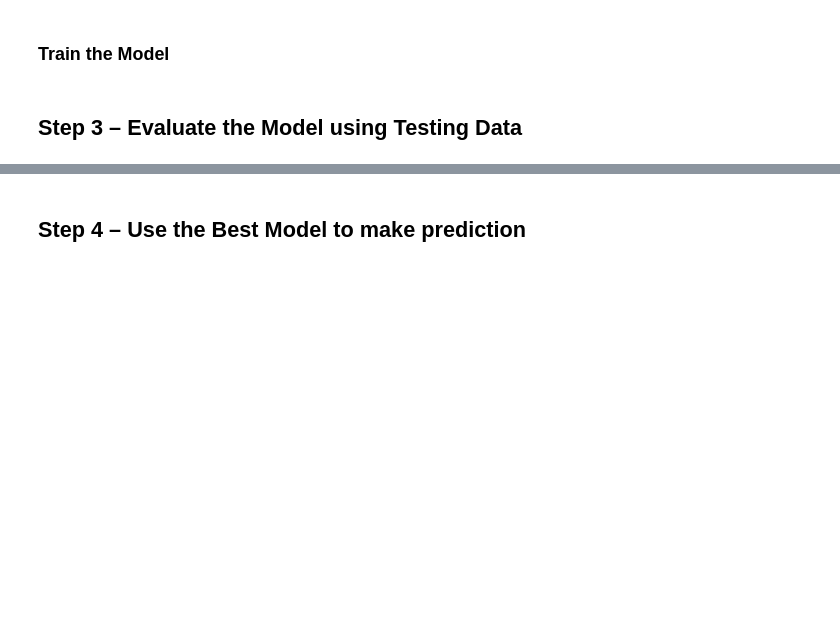
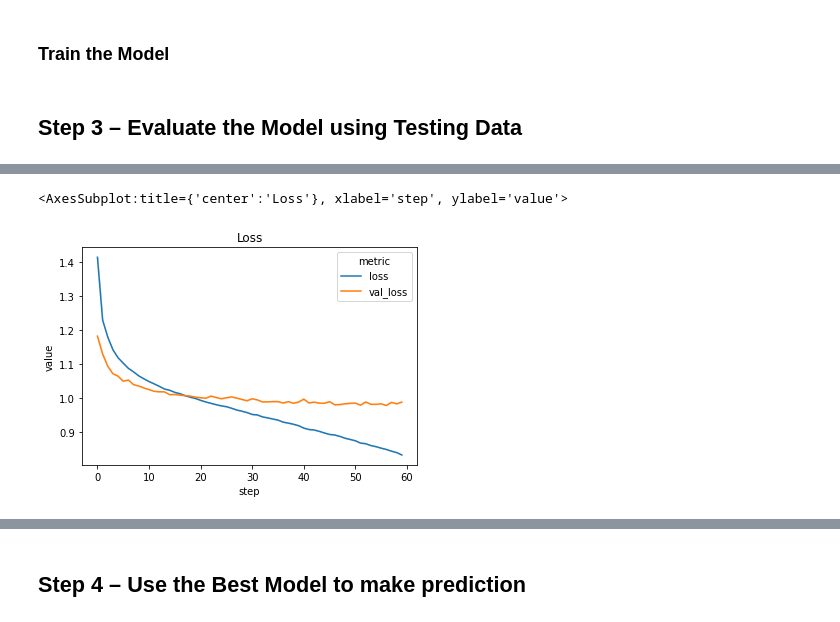
Before and after one commit to mrzzy/np-dl-assign-2, a Jupyter notebook: notebooks/Assignment_2_p1.ipynb, the cells around one changed output, grey strips where cells are left out. Cells and saved outputs as stored; diff of their text form; code cells hidden in the pictures; blank space fills up the shorter version.

```diff
--- a/notebooks/Assignment_2_p1.ipynb
+++ b/notebooks/Assignment_2_p1.ipynb
@@ -599,0 +614,21 @@ TODO: Error analysis on dataset
+# %%
+float_cols = [
+    "loss",
+    "dropout_prob",
+    "n_classes",
+    "n_rnn_units",
+    "n_dense_units",
+    "learning_rate",
+    "fit_epochs",
+    "batch_size",
+    "accuracy",
+    "val_accuracy",
+    "loss",
+    "val_loss",
+    "test_loss",
+    "test_accuracy",
+]
+run_df, metrics_df = extract_run_meta_metrics(
+    experiment="np-dl-2-p1-sentiment",
+    float_cols=float_cols,
+)
@@ -599,0 +648,5 @@ TODO: Error analysis on dataset
+# %%
+top_model_id = run_df["test_loss"].idxmin()
+top_model_metrics_df = metrics_df[metrics_df["run_id"] == top_model_id]
+print(f"Top Validation Loss: {run_df.loc[top_model_id]['test_loss']}")
+print(f"Top Validation Accuracy: {run_df.loc[top_model_id]['test_accuracy']}")
@@ -599,0 +656,18 @@ TODO: Error analysis on dataset
+# %%
+plt.title("Loss")
+sns.lineplot(
+    data=top_model_metrics_df[
+        top_model_metrics_df["metric"].isin(
+            [
+                "val_loss",
+                "loss",
+            ]
+        )
+    ],
+    x="step",
+    y="value",
+    hue="metric",
+)
+# %% [output]
+<AxesSubplot:title={'center':'Loss'}, xlabel='step', ylabel='value'>
+[figure, added]
```
Also changed, not shown: parts of 32 cells of this notebook, 1 other file.
